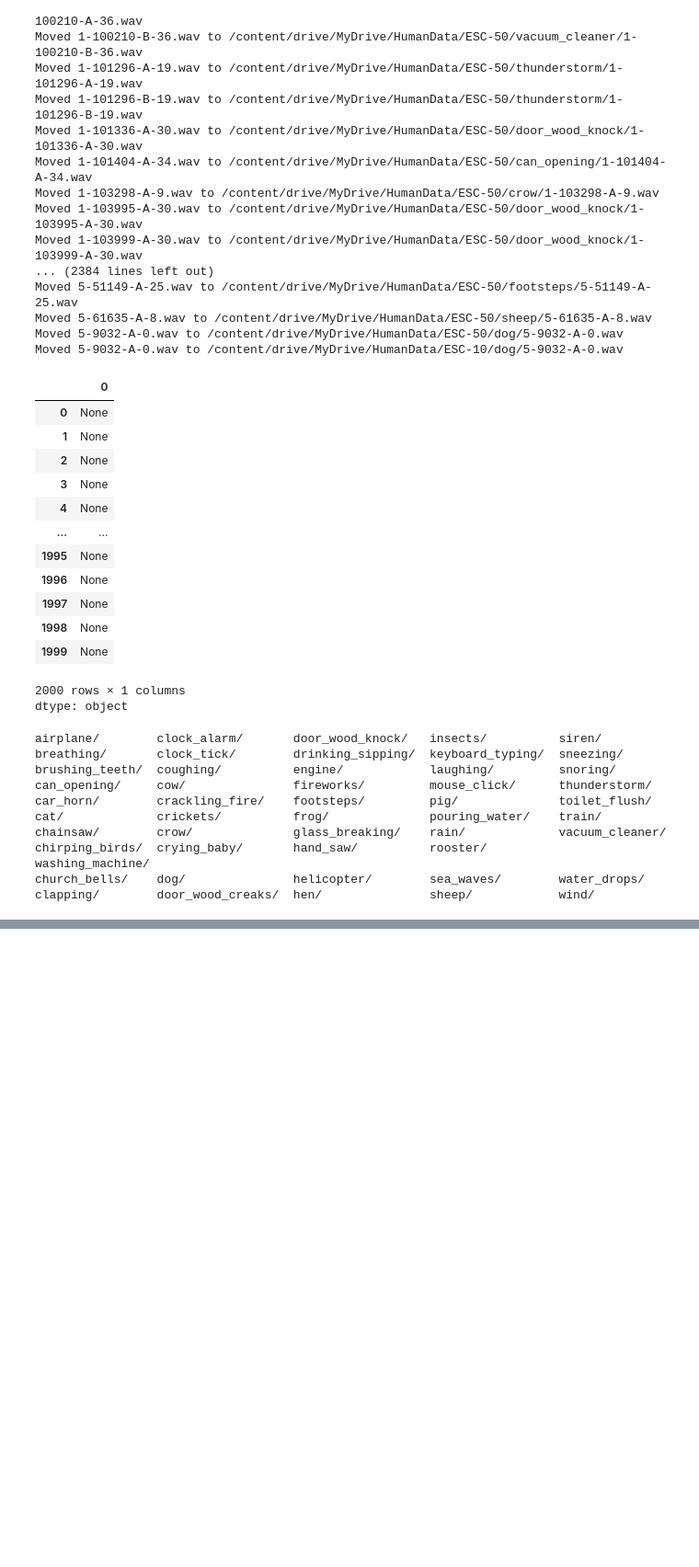
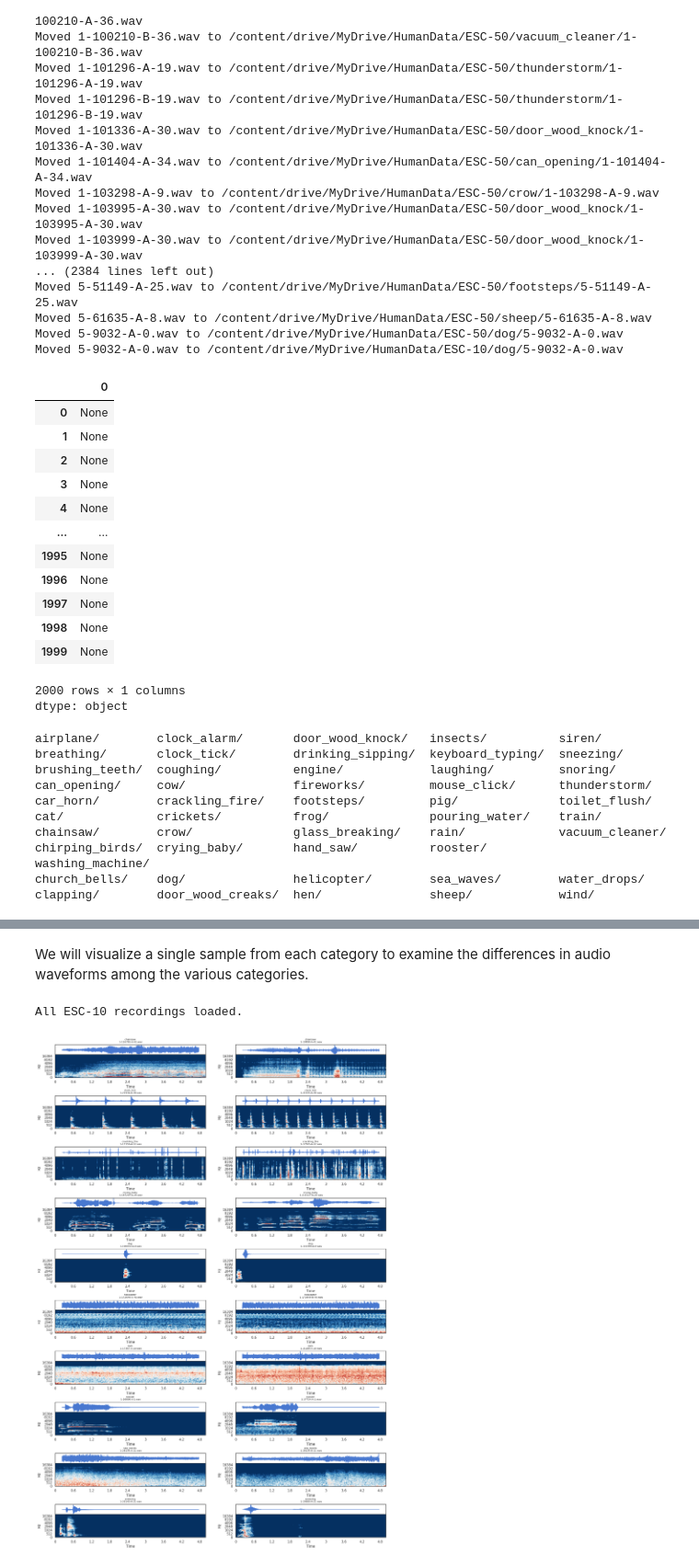
Before and after one commit to unipd-human-data/env-soundnet, a Jupyter notebook: env-soundnet.ipynb, the cells around one changed output, grey strips where cells are left out. Shown at 92% size. Drawn from its saved outputs; the diff is of its cells as text; code cells hidden in the pictures; blank space fills up the shorter version.

```diff
--- a/env-soundnet.ipynb
+++ b/env-soundnet.ipynb
@@ -176,6 +179,14 @@ class Clip:
     self.category = self.directory.split('/')[-1]
 
     self.audio = Clip.Audio(self.path)
+    with self.audio as audio:
+      self._compute_mfcc(audio)
+
+  def _compute_mfcc(self, audio):
+    self.spectogram = librosa.stft(y=self.audio.raw, hop_length=Clip.FRAME)
+    self.melspectogram = librosa.feature.melspectrogram(y=self.audio.raw, sr=Clip.SAMPLING_RATE, hop_length=Clip.FRAME)
+    self.logamplitude = librosa.amplitude_to_db(self.melspectogram)
+    self.mfcc = librosa.feature.mfcc(S=self.logamplitude, n_mfcc=13).transpose()
 
   def __repr__(self):
     return '<{0}/{1}>'.format(self.category, self.filename)
@@ -222,0 +219,62 @@ for i, folder in enumerate(wav_folders):
+# %% [markdown]
+We will visualize a single sample from each category to examine the differences in audio waveforms among the various categories.
+# %%
+def load_dataset(name):
+    """Load all dataset recordings into a nested list."""
+    clips = []
+    for directory in sorted(os.listdir('/content/drive/MyDrive/HumanData/{0}'.format(name))):
+        directory = '/content/drive/MyDrive/HumanData/{0}/{1}'.format(name, directory)
+
+        if os.path.isdir(directory):
+          print('Parsing ' + directory)
+          category = []
+          for clip in sorted(os.listdir(directory)):
+              if clip[-3:] == 'wav':
+                    category.append(Clip('{0}/{1}'.format(directory, clip)))
+          clips.append(category)
+
+    IPython.display.clear_output()
+    print('All {0} recordings loaded.'.format(name))
+
+    return clips
+
+clips_10 = load_dataset('ESC-10')
+# %% [output]
+All ESC-10 recordings loaded.
+# %%
+def add_subplot_axes(ax, position):
+    box = ax.get_position()
+
+    position_display = ax.transAxes.transform(position[0:2])
+    position_fig = plt.gcf().transFigure.inverted().transform(position_display)
+    x = position_fig[0]
+    y = position_fig[1]
+
+    return plt.gcf().add_axes([x, y, box.width * position[2], box.height * position[3]], facecolor='w')
+# %%
+def plot_clip_overview(clip, ax):
+    ax.get_xaxis().set_visible(False)
+    ax.get_yaxis().set_visible(False)
+    ax_waveform = add_subplot_axes(ax, [0.0, 0.7, 1.0, 0.3])
+    ax_spectrogram = add_subplot_axes(ax, [0.0, 0.0, 1.0, 0.7])
+
+    with clip.audio as audio:
+        ax_waveform.plot(np.arange(0, len(audio.raw)) / float(Clip.SAMPLING_RATE), audio.raw)
+        ax_waveform.get_xaxis().set_visible(False)
+        ax_waveform.get_yaxis().set_visible(False)
+        ax_waveform.set_title('{0} \n {1}'.format(clip.category, clip.filename), {'fontsize': 8}, y=1.03)
+
+        librosa.display.specshow(clip.logamplitude, sr=Clip.SAMPLING_RATE, x_axis='time', y_axis='mel', cmap='RdBu_r')
+        #ax_spectrogram.get_xaxis().set_visible(False)
+        #ax_spectrogram.get_yaxis().set_visible(False)
+
+categories = 10
+clips_shown = 2
+f, axes = plt.subplots(categories, clips_shown, figsize=(20, 30), sharex=True, sharey=True)
+f.subplots_adjust(hspace = 0.55)
+
+for c in range(0, categories):
+    for i in range(0, clips_shown):
+        plot_clip_overview(clips_10[c][i], axes[c, i])
+# %% [output]
+[figure, added]
```
Also changed, not shown: parts of 4 cells of this notebook.
